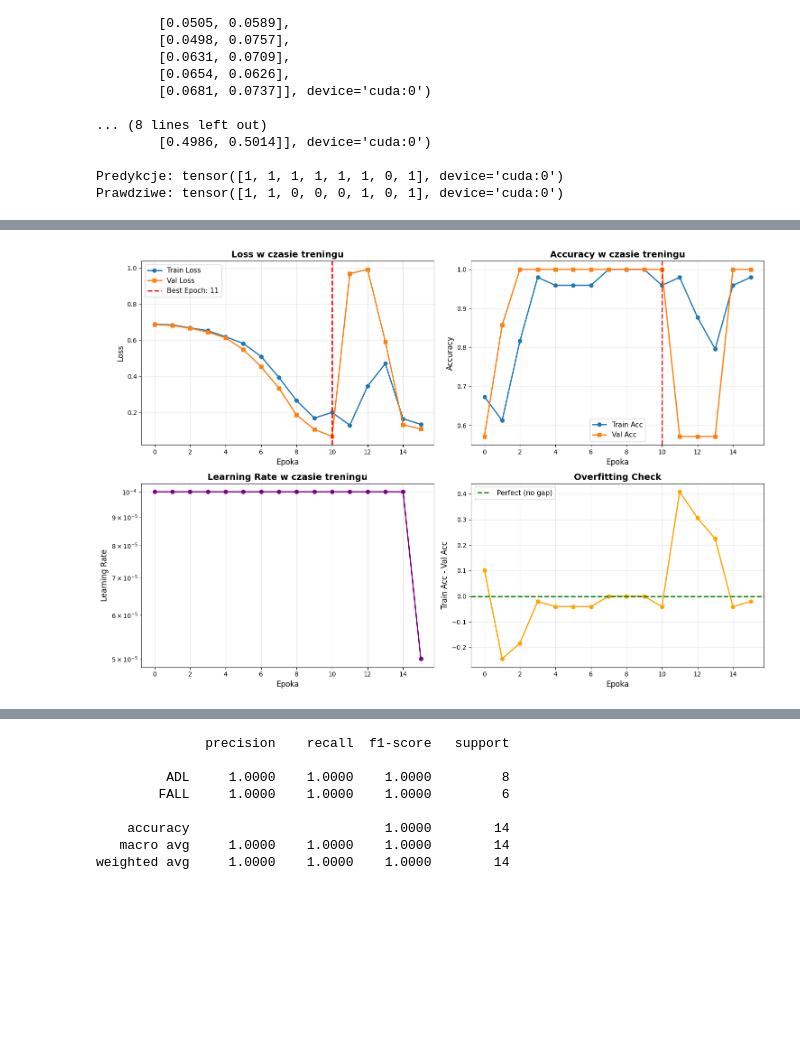
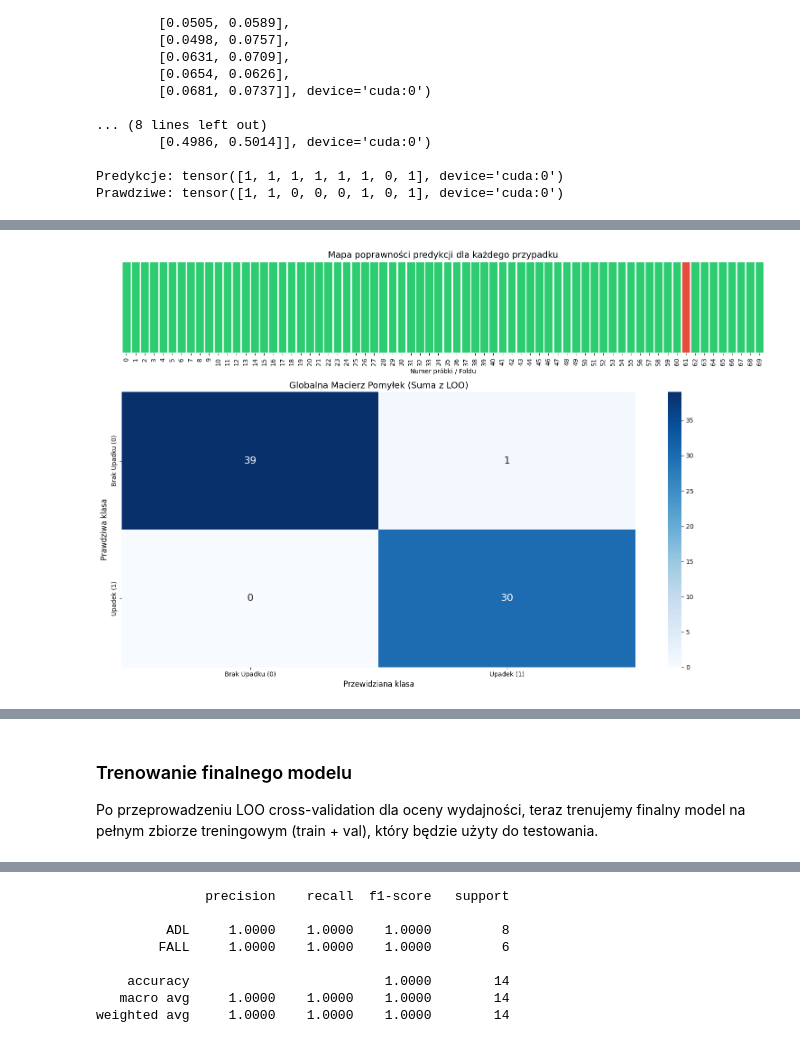
Before and after one commit to Krzychulec21/aipo_projekt, a Jupyter notebook: main.ipynb, the cells around one changed output, grey strips where cells are left out. Drawn from its saved outputs; the diff is of its cells as text; code cells hidden in the pictures; blank space fills up the shorter version.

Commit message:
dodanie loo, requremetns i zapisywanie loo result by zoabczyc gdzie sie myli

```diff
--- a/main.ipynb
+++ b/main.ipynb
@@ -359,7 +359,7 @@ def validate(model, dataloader, criterion, device):
     return avg_loss, avg_acc, all_preds, all_labels
 # %%
 def train_model(model, train_loader, val_loader, criterion, optimizer, scheduler,
-                num_epochs, device, patience=5):
+                num_epochs, device, patience=5, save_model=True, model_path='best_model.pth'):
     history = {
         'train_loss': [],
         'train_acc': [],
@@ -400,18 +400,20 @@ def train_model(model, train_loader, val_loader, criterion, optimizer, scheduler
             epochs_without_improvement = 0
             best_model_state = model.state_dict().copy()
 
-            torch.save({
-                'epoch': epoch,
-                'model_state_dict': model.state_dict(),
-                'optimizer_state_dict': optimizer.state_dict(),
-                'val_loss': val_loss,
-                'val_acc': val_acc,
-            }, 'best_model.pth')
+            if save_model:
+                torch.save({
+                    'epoch': epoch,
+                    'model_state_dict': model.state_dict(),
+                    'optimizer_state_dict': optimizer.state_dict(),
+                    'val_loss': val_loss,
+                    'val_acc': val_acc,
+                }, model_path)
 
         else:
             epochs_without_improvement += 1
 
             if epochs_without_improvement >= patience:
+                print(f"robimy early stopping po {epoch+1} epokach")
                 break
 
     if best_model_state is not None:
@@ -451,47 +604,30 @@ LR:         0.000050
 # %%
-import matplotlib.pyplot as plt
+import seaborn as sns
+from sklearn.metrics import confusion_matrix
 
-fig, axes = plt.subplots(2, 2, figsize=(15, 10))
+results_array = np.array(loo_accuracies).reshape(1, -1)
 
-axes[0, 0].plot(history['train_loss'], label='Train Loss', marker='o', linewidth=2)
-axes[0, 0].plot(history['val_loss'], label='Val Loss', marker='s', linewidth=2)
-axes[0, 0].set_xlabel('Epoka', fontsize=12)
-axes[0, 0].set_ylabel('Loss', fontsize=12)
-axes[0, 0].set_title('Loss w czasie treningu', fontsize=14, fontweight='bold')
-axes[0, 0].legend(fontsize=11)
-axes[0, 0].grid(True, alpha=0.3)
+fig, axes = plt.subplots(2, 1, figsize=(15, 10), gridspec_kw={'height_ratios': [1, 3]})
 
-best_epoch = history['val_loss'].index(min(history['val_loss']))
-axes[0, 0].axvline(x=best_epoch, color='red', linestyle='--',
-                   label=f'Best Epoch: {best_epoch+1}', linewidth=2)
-axes[0, 0].legend(fontsize=11)
+sns.heatmap(results_array, annot=False, cbar=False, cmap=['#e74c3c', '#2ecc71'],
+            linewidths=1, linecolor='white', ax=axes[0])
+axes[0].set_title('Mapa poprawności predykcji dla każdego przypadku', fontsize=14)
+axes[0].set_xlabel('Numer próbki / Foldu')
+axes[0].set_yticks([])
 
-axes[0, 1].plot(history['train_acc'], label='Train Acc', marker='o', linewidth=2)
-axes[0, 1].plot(history['val_acc'], label='Val Acc', marker='s', linewidth=2)
-axes[0, 1].set_xlabel('Epoka', fontsize=12)
-axes[0, 1].set_ylabel('Accuracy', fontsize=12)
-axes[0, 1].set_title('Accuracy w czasie treningu', fontsize=14, fontweight='bold')
-axes[0, 1].legend(fontsize=11)
-axes[0, 1].grid(True, alpha=0.3)
-axes[0, 1].axvline(x=best_epoch, color='red', linestyle='--', linewidth=2)
 
-axes[1, 0].plot(history['lr'], marker='o', color='purple', linewidth=2)
-axes[1, 0].set_xlabel('Epoka', fontsize=12)
-axes[1, 0].set_ylabel('Learning Rate', fontsize=12)
-axes[1, 0].set_title('Learning Rate w czasie treningu', fontsize=14, fontweight='bold')
-axes[1, 0].grid(True, alpha=0.3)
-axes[1, 0].set_yscale('log')
-
-gap = [train - val for train, val in zip(history['train_acc'], history['val_acc'])]
-axes[1, 1].plot(gap, marker='o', color='orange', linewidth=2)
-axes[1, 1].axhline(y=0, color='green', linestyle='--', label='Perfect (no gap)', linewidth=2)
-axes[1, 1].set_xlabel('Epoka', fontsize=12)
-axes[1, 1].set_ylabel('Train Acc - Val Acc', fontsize=12)
-axes[1, 1].set_title('Overfitting Check', fontsize=14, fontweight='bold')
-axes[1, 1].legend(fontsize=11)
-axes[1, 1].grid(True, alpha=0.3)
+cm = confusion_matrix(all_loo_labels, all_loo_preds)
+sns.heatmap(cm, annot=True, fmt='d', cmap='Blues', ax=axes[1], annot_kws={"size": 16})
+axes[1].set_title('Globalna Macierz Pomyłek (Suma z LOO)', fontsize=14)
+axes[1].set_xlabel('Przewidziana klasa', fontsize=12)
+axes[1].set_ylabel('Prawdziwa klasa', fontsize=12)
+axes[1].set_xticklabels(['Brak Upadku (0)', 'Upadek (1)'])
+axes[1].set_yticklabels(['Brak Upadku (0)', 'Upadek (1)'])
 
 plt.tight_layout()
 plt.show()
+
+from sklearn.metrics import classification_report
+print(classification_report(all_loo_labels, all_loo_preds, target_names=['Brak Upadku', 'Upadek']))
 # %% [output]
-[figure, old version]
+[figure, new version]
@@ -497,0 +642,4 @@ plt.show()
+# %% [markdown]
+### Trenowanie finalnego modelu
+
+Po przeprowadzeniu LOO cross-validation dla oceny wydajności, teraz trenujemy finalny model na pełnym zbiorze treningowym (train + val), który będzie użyty do testowania.
```
Also changed, not shown: parts of 7 cells of this notebook.
